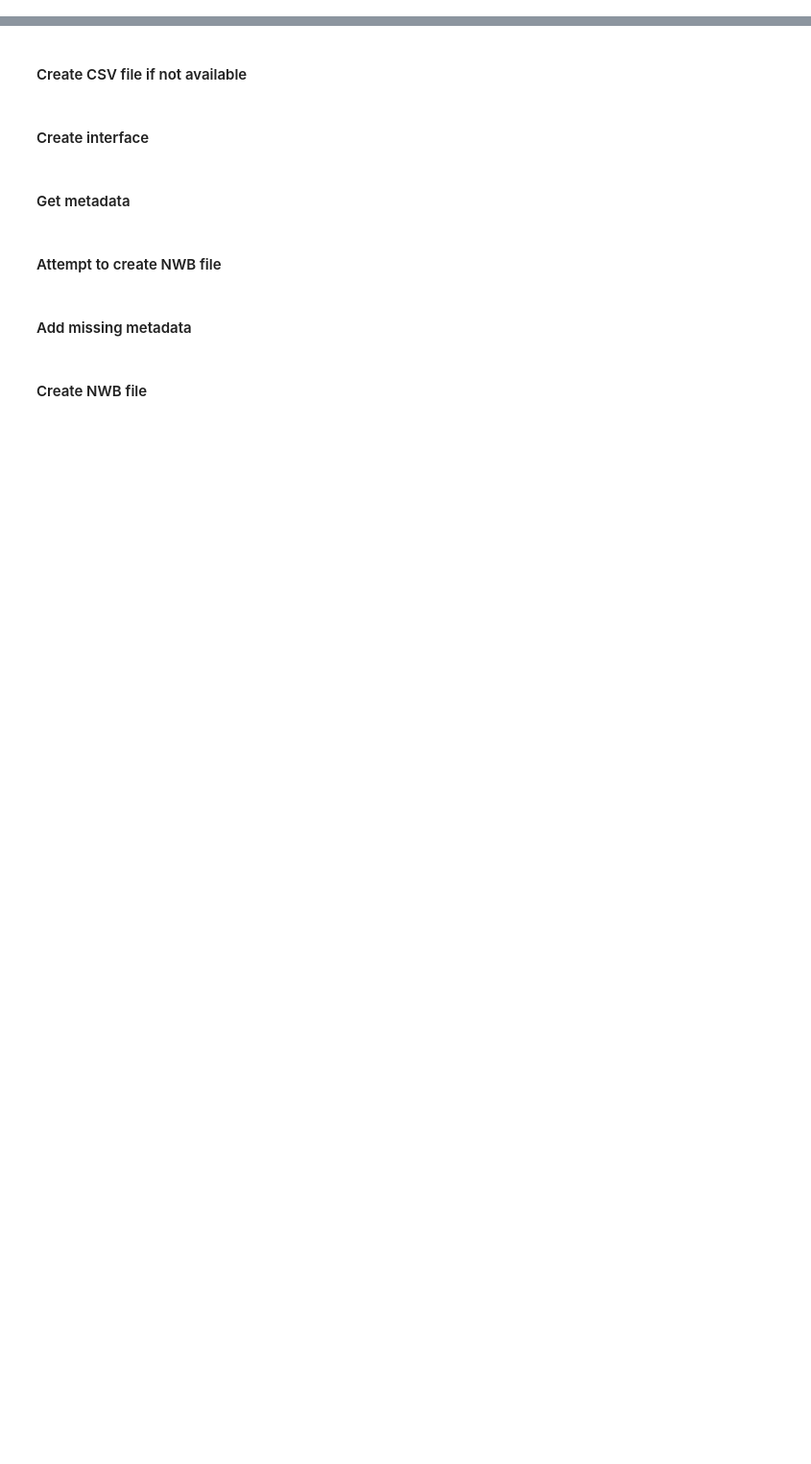
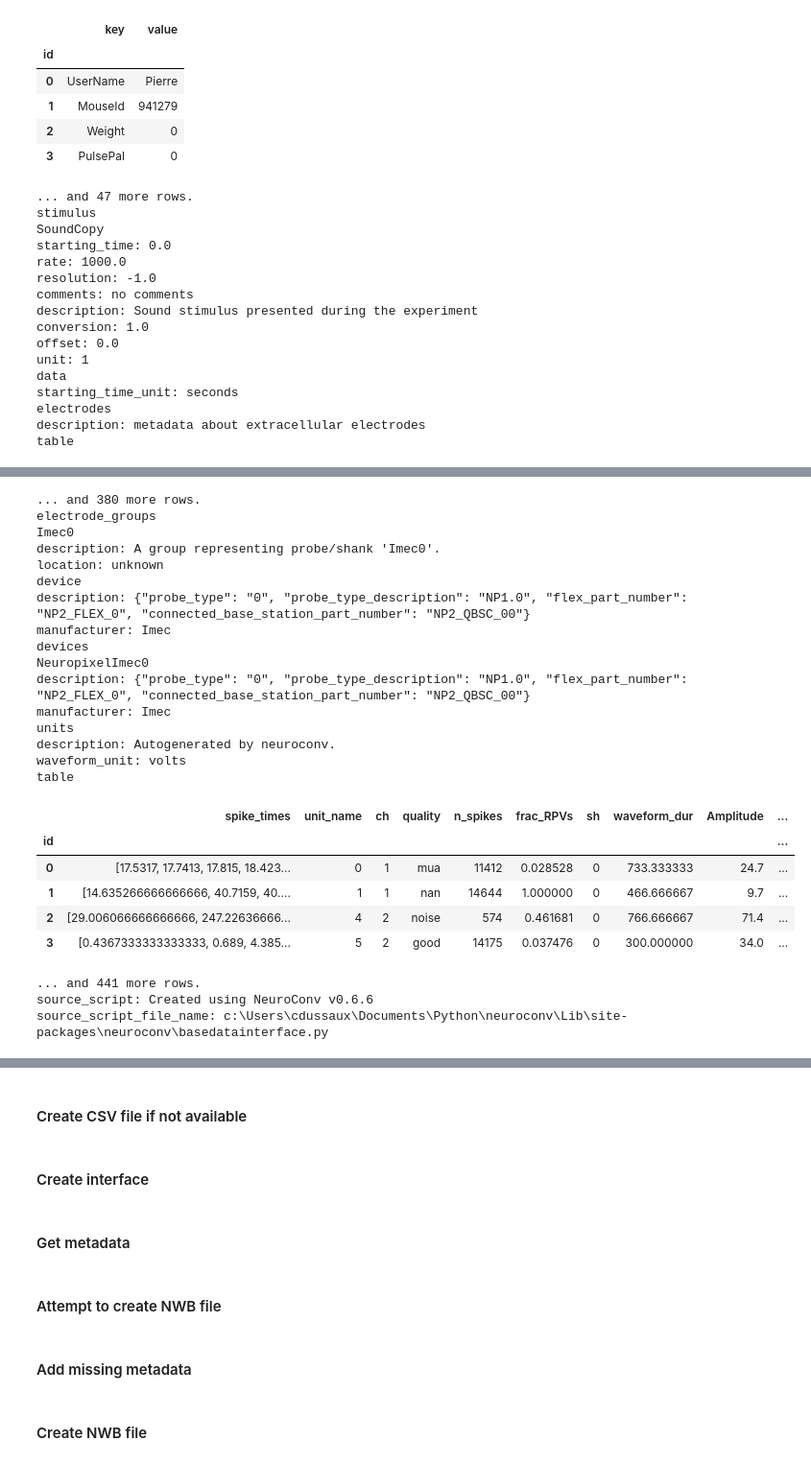
Before and after one commit to achilleasNP/NWBworkshop, a Jupyter notebook: notebooks/neuroconv.ipynb, the cells around one changed output, grey strips where cells are left out. Shown at 96% size. Drawn from its saved outputs; the diff is of its cells as text; code cells hidden in the pictures; blank space fills up the shorter version.

```diff
--- a/notebooks/neuroconv.ipynb
+++ b/notebooks/neuroconv.ipynb
@@ -26,0 +52,7 @@ to convert them to NWB we will use the [`CsvTimeIntervalsInterface`](https://neu
+# %%
+#folder_path = "/home/jovyan/data_nwb/ephy/spikeglx_kilosort_BASIL_NWBfile.nwb"
+folder_path = "C:/Users/cdussaux/OneDrive - Institut Pasteur Paris/Bureau/WorkshopNWB/4-OpenEphys_phy_basil/spikeglx_kilosort_BASIL_NWBfile.nwb"
+io = NWBHDF5IO(folder_path, mode='r')
+nwbfile = io.read()
+nwbfile
+# %% [output]
@@ -26,0 +99,22 @@ to convert them to NWB we will use the [`CsvTimeIntervalsInterface`](https://neu
+|  | key | value |
+| id |  |  |
+| 0 | UserName | Pierre |
+| 1 | MouseId | 941279 |
+| 2 | Weight | 0 |
+| 3 | PulsePal | 0 |
+... and 47 more rows.
+stimulus
+SoundCopy
+starting_time: 0.0
+rate: 1000.0
+resolution: -1.0
+comments: no comments
+description: Sound stimulus presented during the experiment
+conversion: 1.0
+offset: 0.0
+unit: 1
+data
+starting_time_unit: seconds
+electrodes
+description: metadata about extracellular electrodes
+table
@@ -26,0 +127,25 @@ to convert them to NWB we will use the [`CsvTimeIntervalsInterface`](https://neu
+... and 380 more rows.
+electrode_groups
+Imec0
+description: A group representing probe/shank 'Imec0'.
+location: unknown
+device
+description: {"probe_type": "0", "probe_type_description": "NP1.0", "flex_part_number": "NP2_FLEX_0", "connected_base_station_part_number": "NP2_QBSC_00"}
+manufacturer: Imec
+devices
+NeuropixelImec0
+description: {"probe_type": "0", "probe_type_description": "NP1.0", "flex_part_number": "NP2_FLEX_0", "connected_base_station_part_number": "NP2_QBSC_00"}
+manufacturer: Imec
+units
+description: Autogenerated by neuroconv.
+waveform_unit: volts
+table
+|  | spike_times | unit_name | ch | quality | n_spikes | frac_RPVs | sh | waveform_dur | Amplitude | ... |
+| id |  |  |  |  |  |  |  |  |  | ... |
+| 0 | [17.5317, 17.7413, 17.815, 18.423... | 0 | 1 | mua | 11412 | 0.028528 | 0 | 733.333333 | 24.7 | ... |
+| 1 | [14.635266666666666, 40.7159, 40.... | 1 | 1 | nan | 14644 | 1.000000 | 0 | 466.666667 | 9.7 | ... |
+| 2 | [29.006066666666666, 247.22636666... | 4 | 2 | noise | 574 | 0.461681 | 0 | 766.666667 | 71.4 | ... |
+| 3 | [0.4367333333333333, 0.689, 4.385... | 5 | 2 | good | 14175 | 0.037476 | 0 | 300.000000 | 34.0 | ... |
+... and 441 more rows.
+source_script: Created using NeuroConv v0.6.6
+source_script_file_name: c:\Users\cdussaux\Documents\Python\neuroconv\Lib\site-packages\neuroconv\basedatainterface.py
```
Also changed, not shown: parts of 13 cells of this notebook.
